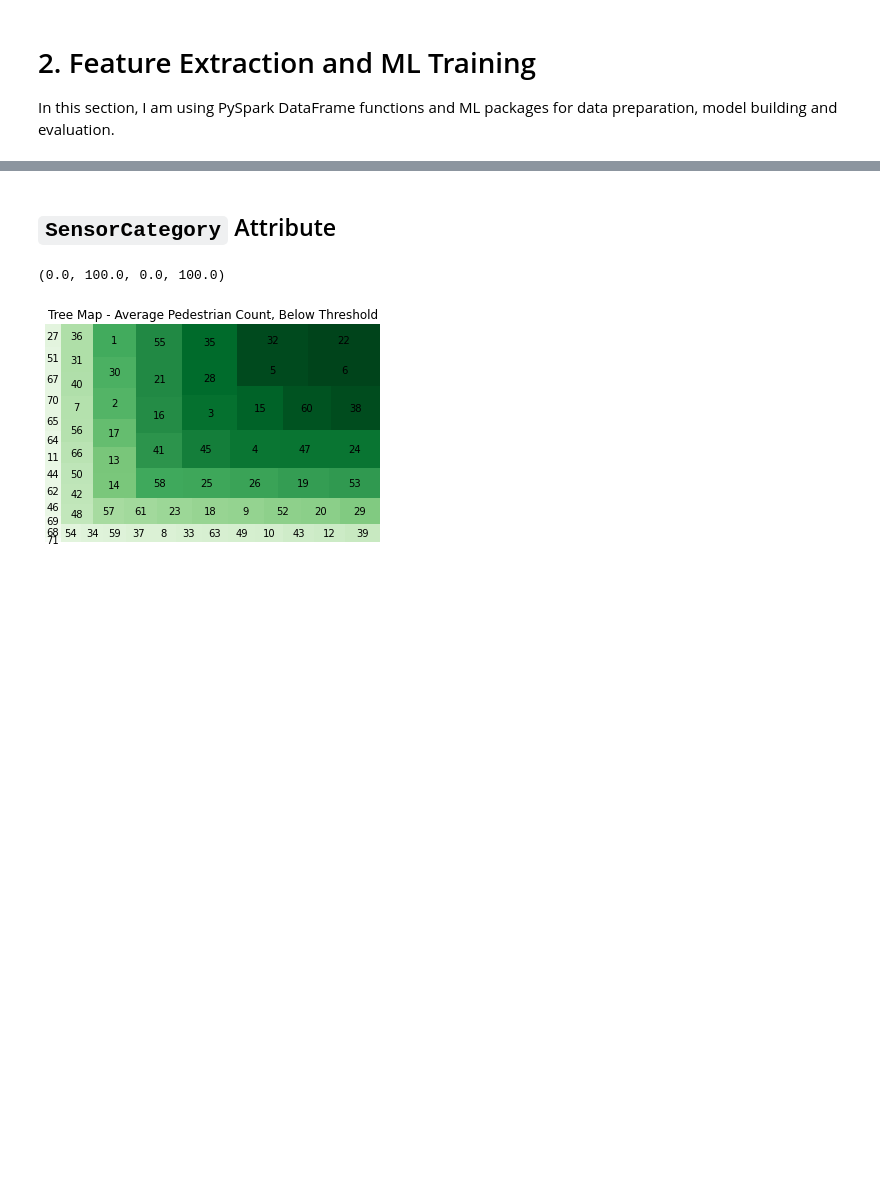
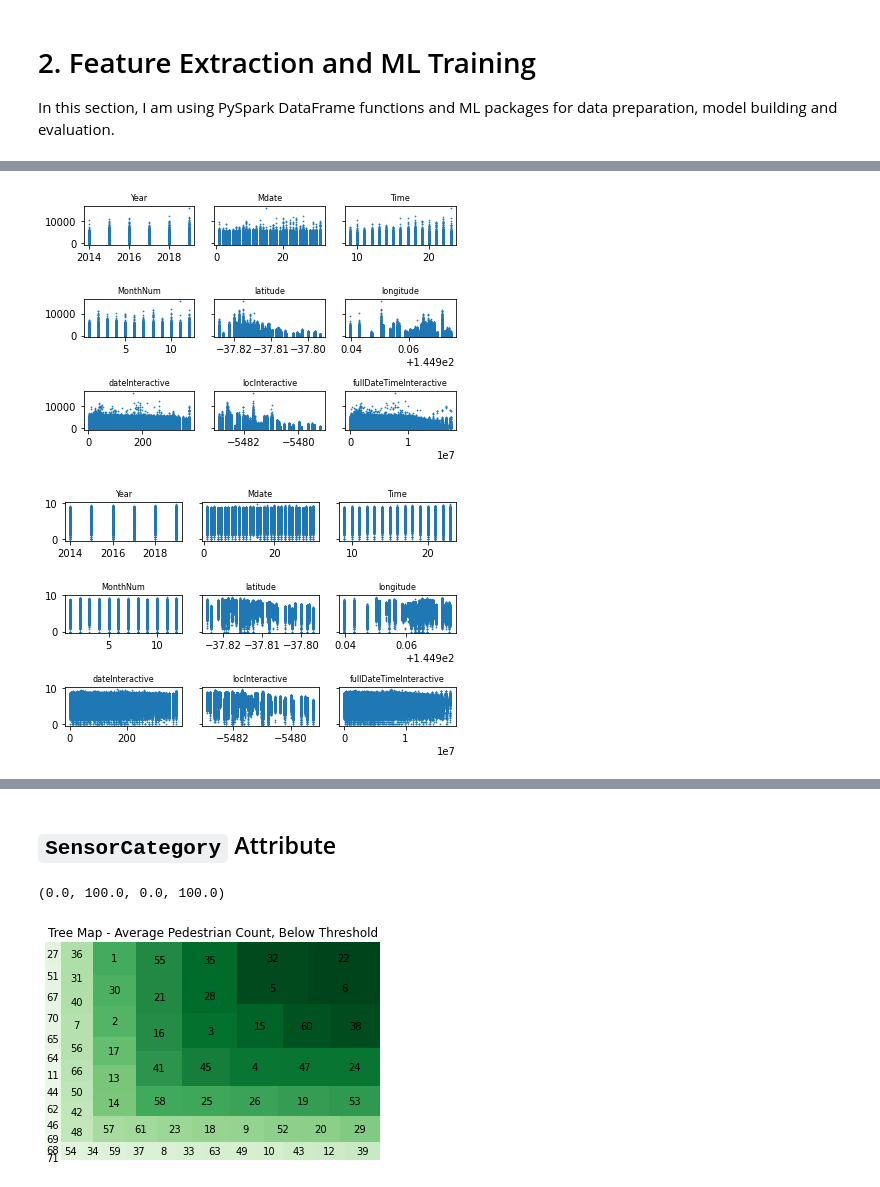
Before and after one commit to dahyeK0420/BigDataML_pyspark, a Jupyter notebook: PySpark_BigData_ML_BinaryTargetWithDT_GBT.ipynb, the cells around one changed output, grey strips where cells are left out. Saved outputs shown, nothing was run; the diff lists cells and outputs as text; code cells hidden in the pictures; blank space fills up the shorter version.

```diff
--- a/PySpark_BigData_ML_BinaryTargetWithDT_GBT.ipynb
+++ b/PySpark_BigData_ML_BinaryTargetWithDT_GBT.ipynb
@@ -403,0 +424,24 @@ The features that I am *not* using are as follow:
+# %%
+monthsNum = dict(zip(list(df.columns), [*range(1,13)]))
+# months and their respective numerical values created for a dictionary
+def newCols(x):
+    return monthsNum[x]
+# function to return the numerical month with respective input
+callnewColsUdf = udf(newCols, IntegerType())
+# create a new function to apply to spark data frame
+# converting categorical month to numerical values
+# %%
+filteredDF = filteredDF.select('Year', 'Month','Mdate',\
+                               'Time','Hourly_Counts','sensorid',\
+                              callnewColsUdf(col('Month')).alias('MonthNum'))\
+.join(sensor.select('latitude','longitude','sensor_id'),\
+     filteredDF.sensorid == sensor.sensor_id,\
+     how = 'inner')\
+.drop('sensor_id','sensorid','Month')\
+.withColumn('dateInteractive', col('Mdate')*col('MonthNum'))\
+.withColumn('locInteractive', col('latitude')*col('longitude'))\
+.withColumn('fullDateTimeInteractive',\
+           col('Year')*col('Mdate')*col('MonthNum')*col('Time'))
+# %%
+pd_df = filteredDF.toPandas()
+pd_df['logHourlyCounts'] = pd_df['Hourly_Counts'].apply(lambda x: np.log(x))
@@ -403,0 +463,22 @@ The features that I am *not* using are as follow:
+# %%
+numFeatures = [i for i in pd_df.columns if i != 'Hourly_Counts' and i!='logHourlyCounts']
+# %%
+f, a = plt.subplots(3,3, sharey = True)
+a = a.ravel()
+
+for idx,ax in enumerate(a):
+    ax.scatter(pd_df[numFeatures[idx]], pd_df['Hourly_Counts'], s= 0.5)
+    ax.set_title(numFeatures[idx], fontsize = 8)
+
+plt.tight_layout()
+
+f, a = plt.subplots(3,3, sharey = True)
+a = a.ravel()
+
+for idx,ax in enumerate(a):
+    ax.scatter(pd_df[numFeatures[idx]], pd_df['logHourlyCounts'], s= 0.5)
+    ax.set_title(numFeatures[idx], fontsize = 8)
+plt.tight_layout()
+# %% [output]
+[figure, added]
+[figure, added]
```
Also changed, not shown: parts of 91 cells of this notebook.
